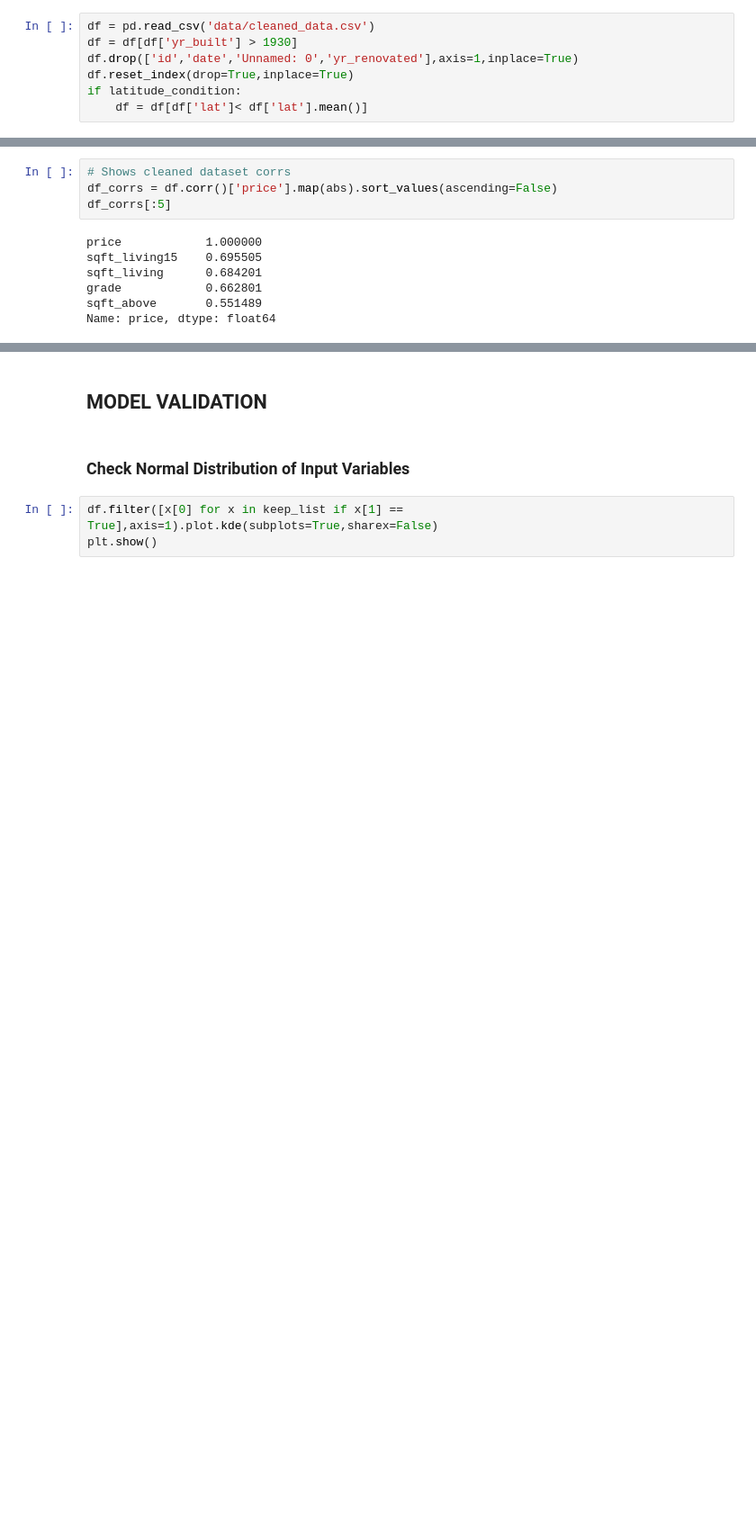
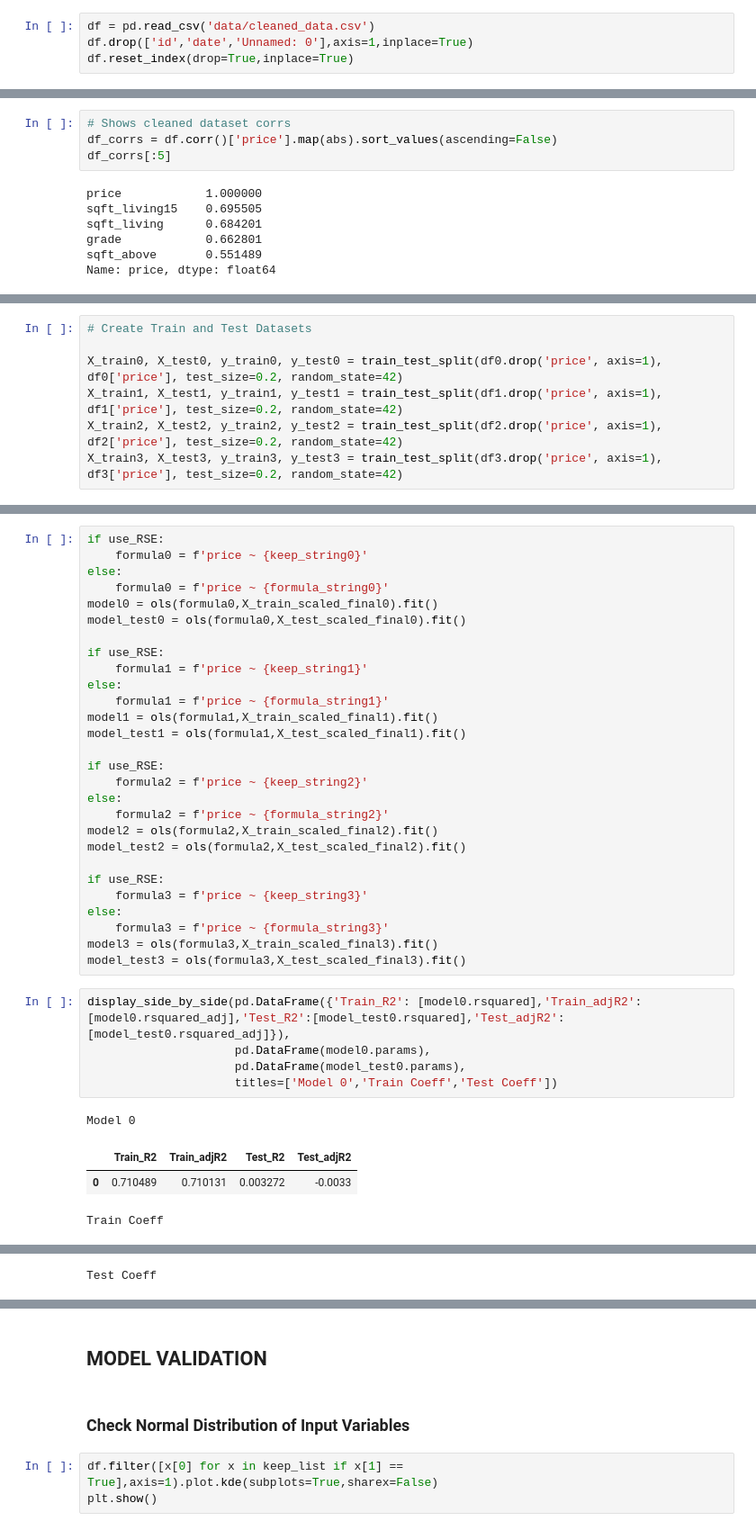
Before and after one commit to ewjohn127/dsc_project2, a Jupyter notebook: Advanced_Model.ipynb, the cells around one changed output, grey strips where cells are left out. Shown at 90% size. Cells and saved outputs as stored; diff of their text form; blank space fills up the shorter version.

```diff
--- a/project_ideas-Copy1.ipynb
+++ b/Advanced_Model.ipynb
@@ -105,7 +119,4 @@ formula_string = 'sqft_living'
 # %%
 df = pd.read_csv('data/cleaned_data.csv')
-df = df[df['yr_built'] > 1930]
-df.drop(['id','date','Unnamed: 0','yr_renovated'],axis=1,inplace=True)
+df.drop(['id','date','Unnamed: 0'],axis=1,inplace=True)
 df.reset_index(drop=True,inplace=True)
-if latitude_condition:
-    df = df[df['lat']< df['lat'].mean()]
@@ -282,0 +190,7 @@ Notes:
+# %%
+# Create Train and Test Datasets
+
+X_train0, X_test0, y_train0, y_test0 = train_test_split(df0.drop('price', axis=1), df0['price'], test_size=0.2, random_state=42)
+X_train1, X_test1, y_train1, y_test1 = train_test_split(df1.drop('price', axis=1), df1['price'], test_size=0.2, random_state=42)
+X_train2, X_test2, y_train2, y_test2 = train_test_split(df2.drop('price', axis=1), df2['price'], test_size=0.2, random_state=42)
+X_train3, X_test3, y_train3, y_test3 = train_test_split(df3.drop('price', axis=1), df3['price'], test_size=0.2, random_state=42)
@@ -282,0 +345,38 @@ Notes:
+# %%
+if use_RSE:
+    formula0 = f'price ~ {keep_string0}'
+else:
+    formula0 = f'price ~ {formula_string0}'
+model0 = ols(formula0,X_train_scaled_final0).fit()
+model_test0 = ols(formula0,X_test_scaled_final0).fit()
+
+if use_RSE:
+    formula1 = f'price ~ {keep_string1}'
+else:
+    formula1 = f'price ~ {formula_string1}'
+model1 = ols(formula1,X_train_scaled_final1).fit()
+model_test1 = ols(formula1,X_test_scaled_final1).fit()
+
+if use_RSE:
+    formula2 = f'price ~ {keep_string2}'
+else:
+    formula2 = f'price ~ {formula_string2}'
+model2 = ols(formula2,X_train_scaled_final2).fit()
+model_test2 = ols(formula2,X_test_scaled_final2).fit()
+
+if use_RSE:
+    formula3 = f'price ~ {keep_string3}'
+else:
+    formula3 = f'price ~ {formula_string3}'
+model3 = ols(formula3,X_train_scaled_final3).fit()
+model_test3 = ols(formula3,X_test_scaled_final3).fit()
+# %%
+display_side_by_side(pd.DataFrame({'Train_R2': [model0.rsquared],'Train_adjR2':[model0.rsquared_adj],'Test_R2':[model_test0.rsquared],'Test_adjR2':[model_test0.rsquared_adj]}),
+                     pd.DataFrame(model0.params),
+                     pd.DataFrame(model_test0.params),
+                     titles=['Model 0','Train Coeff','Test Coeff'])
+# %% [output]
+Model 0
+|  | Train_R2 | Train_adjR2 | Test_R2 | Test_adjR2 |
+| 0 | 0.710489 | 0.710131 | 0.003272 | -0.0033 |
+Train Coeff
@@ -282,0 +388 @@ Notes:
+Test Coeff
```
Also changed, not shown: parts of 18 cells of this notebook, 5 other files.
